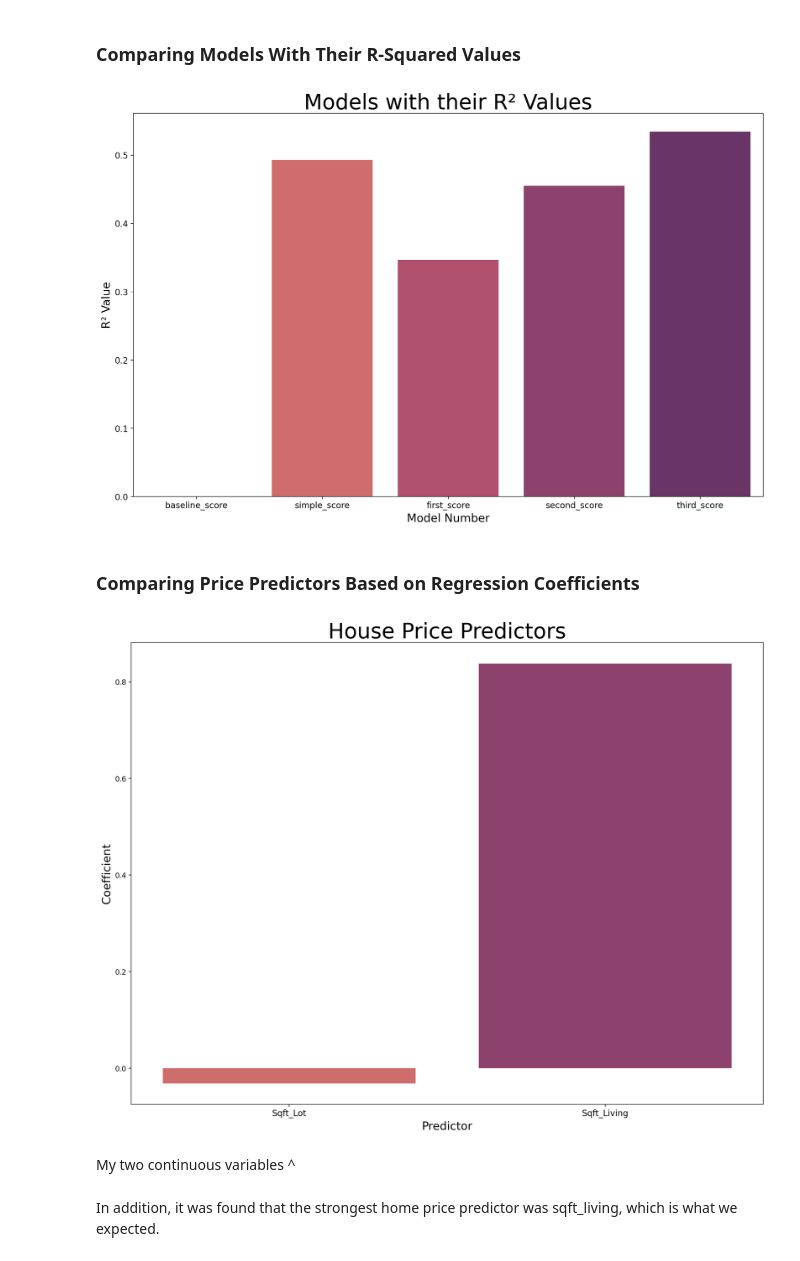
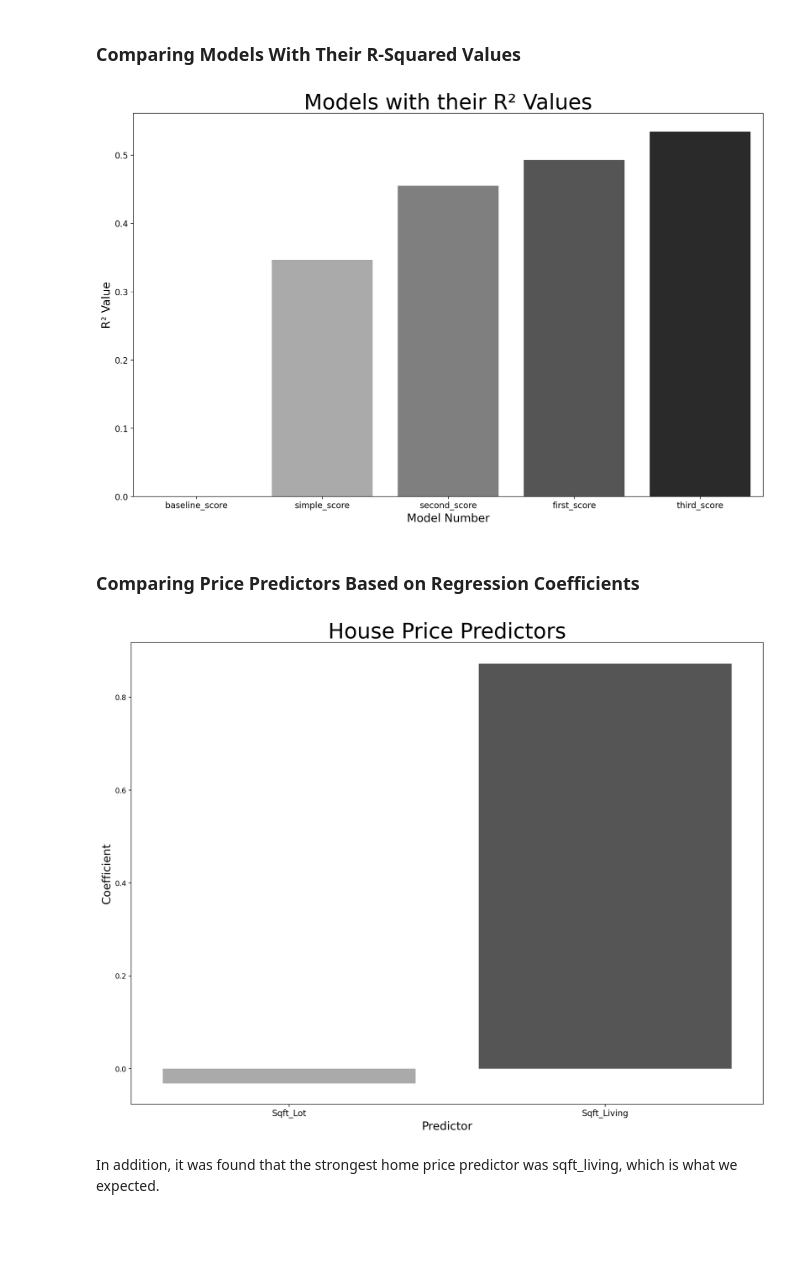
Before and after one commit to justinbalwan/Analyzing_Kings_County_Home_Prices, a Jupyter notebook: student.ipynb, the cells around one changed output. Drawn from its saved outputs; the diff is of its cells as text; code cells hidden in the pictures; blank space fills up the shorter version.

```diff
--- a/student.ipynb
+++ b/student.ipynb
@@ -159,10 +148,10 @@ The only non-numeric column is object.
 # %%
 condition = df[['condition']]
-ohe = OneHotEncoder(categories="auto", sparse=False, handle_unknown="ignore")
+ohe = OneHotEncoder(drop='first', categories="auto", sparse=False)
 ohe.fit(condition)
 condition_enc = ohe.transform(condition)
 condition_enc = pd.DataFrame(condition_enc,
-                             columns=['cond_avg','cond_fair','cond_good','cond_poor','cond_verygood'],
+                             columns=['cond_fair','cond_good','cond_poor', 'cond_verygood'],
                              index=df.index)
 df.drop('condition', axis=1, inplace=True)
 df = pd.concat([df, condition_enc], axis=1)
@@ -811,4 +623,0 @@ We know from our OLS analysis earlier to examine and test the most correlated va
-# %%
-X2 = df2['sqft_living_log']
-y2 = df2['price_log']
-X = sm.add_constant(X2)
@@ -946,17 +793,17 @@ Third Multiple Linear Regression Model R²: 0.5343447212266113
 # %% [markdown]
 ### Comparing Models With Their R-Squared Values
 # %%
-barchart = pd.DataFrame({'Model':['baseline_score', 'simple_score', 'first_score', 'second_score', 'third_score'],
-                         'R\u00b2':[baseline_score, simple_score, first_score, second_score, third_score]})
+barchart = pd.DataFrame({'Model':['baseline_score', 'simple_score', 'second_score', 'first_score', 'third_score'],
+                         'R\u00b2':[baseline_score, simple_score, second_score, first_score, third_score]})
 plt.figure(figsize=(16,10), dpi=200)
-ax = sns.barplot(x=barchart['Model'], y=barchart['R\u00b2'], palette="flare")
+ax = sns.barplot(x=barchart['Model'], y=barchart['R\u00b2'], palette="binary")
 plt.title("Models with their R\u00b2 Values", fontsize=30)
 ax.set_xlabel('Model Number', fontsize=16)
 ax.set_ylabel('R\u00b2 Value', fontsize=16)
 plt.xticks(fontsize=12)
 plt.yticks(fontsize=12);
 # %% [output]
-[figure, old version]
+[figure, new version]
 # %% [markdown]
 ### Comparing Price Predictors Based on Regression Coefficients
 # %%
@@ -965,16 +812,14 @@ plotdf = pd.DataFrame({'Predictor':['sqft_living_log', 'sqft_lot_log'],
 plotdf = plotdf.sort_values(by=['Coefficient'])
 # %%
 fig, ax = plt.subplots(figsize=(16,12), dpi=200)
-ax = sns.barplot(x=plotdf['Predictor'], y=plotdf['Coefficient'], palette="flare",)
+ax = sns.barplot(x=plotdf['Predictor'], y=plotdf['Coefficient'], palette="binary",)
 ax.set_title('House Price Predictors', fontsize=30)
 ax.set_xlabel('Predictor', fontsize=16)
 ax.set_ylabel('Coefficient', fontsize=16)
 labels = ['Sqft_Lot', 'Sqft_Living']
 ax.set_xticklabels(labels, fontsize=12);
 # %% [output]
-[figure, old version]
+[figure, new version]
-# %% [markdown]
-My two continuous variables ^
 # %%
 # Regression coefficients tells whether there is a positive or negative correlation between the independent variable and dependent variable
 # %% [markdown]
```
Also changed, not shown: parts of 131 cells of this notebook, 2 other files.
